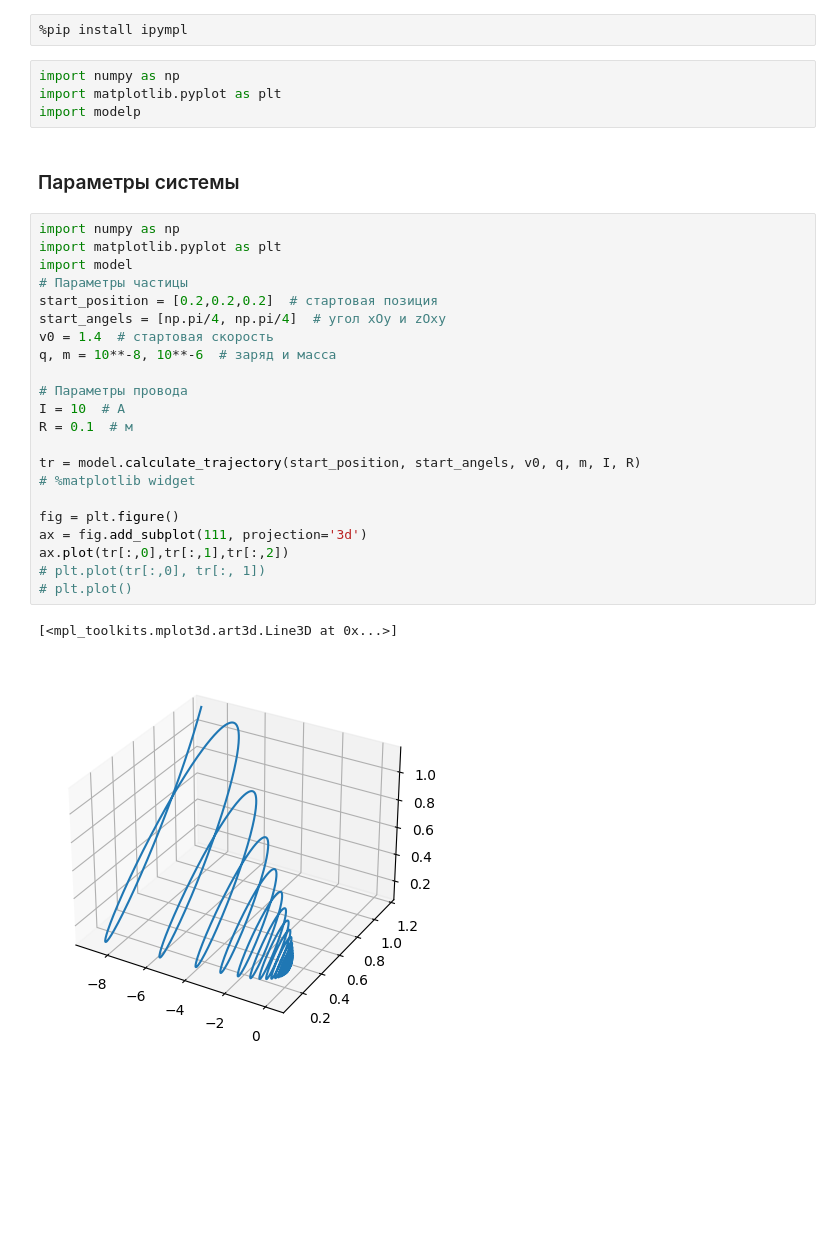
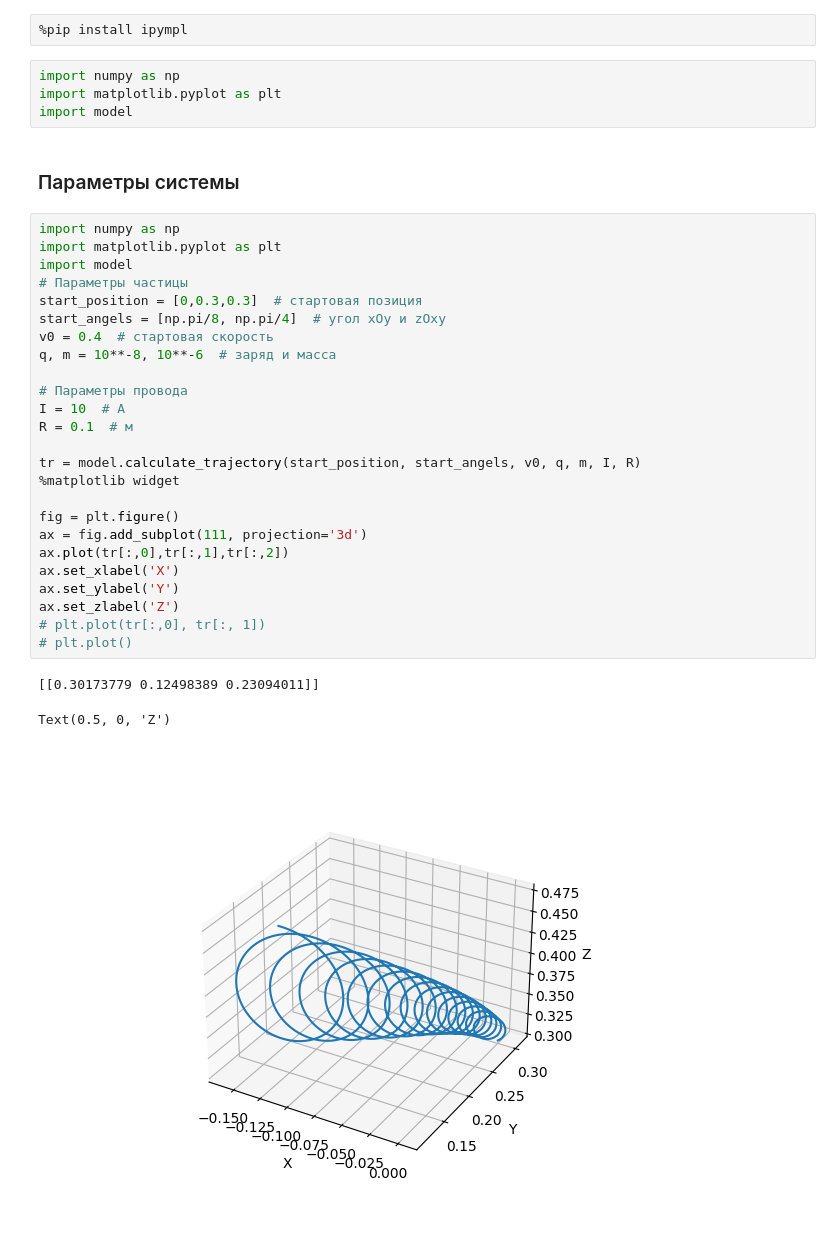
Before and after one commit to lalayants/PhysicsITMO_Electrostatics, a Jupyter notebook: Project2.1/project copy.ipynb, the cells around one changed output. Saved outputs shown, nothing was run; the diff lists cells and outputs as text; blank space fills up the shorter version.

```diff
--- a/Project2.1/project copy.ipynb
+++ b/Project2.1/project copy.ipynb
@@ -15,31 +15,35 @@ $$m\frac{d\vec{V}}{dt} = e[\vec{V}, \vec{B}]$$
 # %%
 import numpy as np
 import matplotlib.pyplot as plt
-import modelp
+import model
 # %% [markdown]
 ### Параметры системы
 # %%
 import numpy as np
 import matplotlib.pyplot as plt
 import model
 # Параметры частицы
-start_position = [0.2,0.2,0.2]  # стартовая позиция
-start_angels = [np.pi/4, np.pi/4]  # угол xOy и zOxy
-v0 = 1.4  # стартовая скорость
+start_position = [0,0.3,0.3]  # стартовая позиция
+start_angels = [np.pi/8, np.pi/4]  # угол xOy и zOxy
+v0 = 0.4  # стартовая скорость
 q, m = 10**-8, 10**-6  # заряд и масса
 
 # Параметры провода
 I = 10  # A
 R = 0.1  # м
 
 tr = model.calculate_trajectory(start_position, start_angels, v0, q, m, I, R)
-# %matplotlib widget
+%matplotlib widget
 
 fig = plt.figure()
 ax = fig.add_subplot(111, projection='3d')
 ax.plot(tr[:,0],tr[:,1],tr[:,2])
+ax.set_xlabel('X')
+ax.set_ylabel('Y')
+ax.set_zlabel('Z')
 # plt.plot(tr[:,0], tr[:, 1])
 # plt.plot()
 # %% [output]
-[<mpl_toolkits.mplot3d.art3d.Line3D at 0x...>]
+[[0.30173779 0.12498389 0.23094011]]
+Text(0.5, 0, 'Z')
-[figure, old version]
+[figure, new version]
```
Also changed, not shown: 1 other file.
